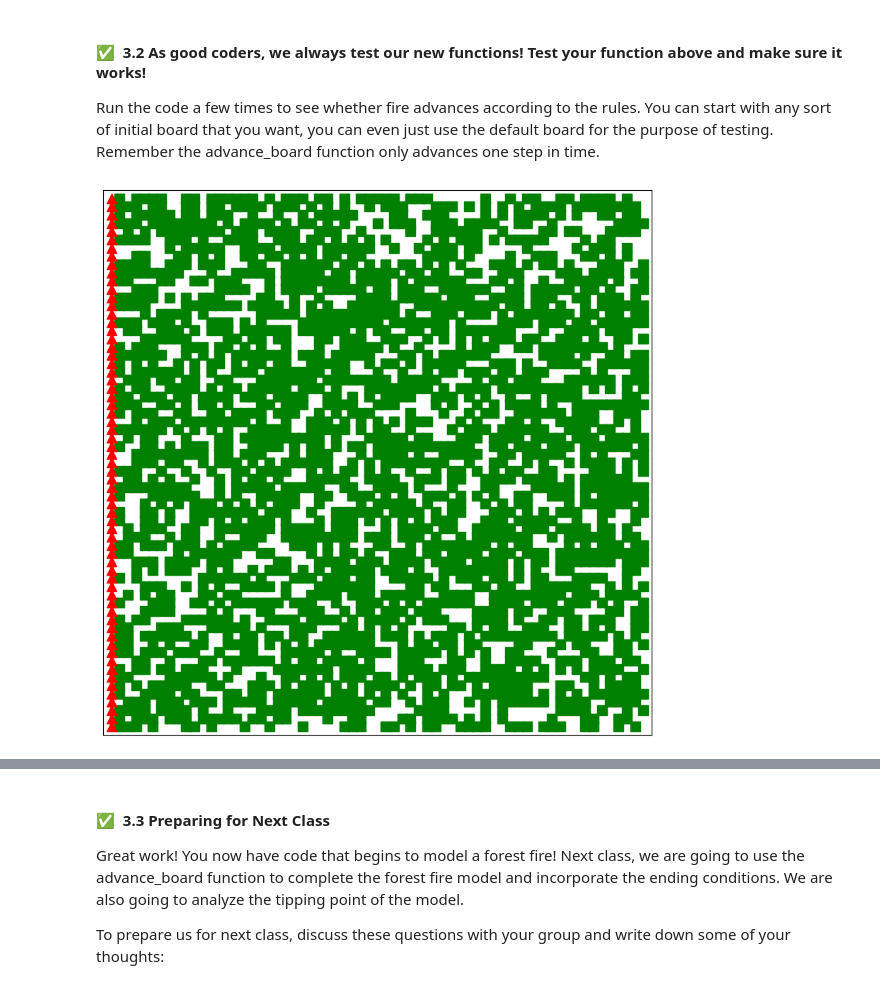
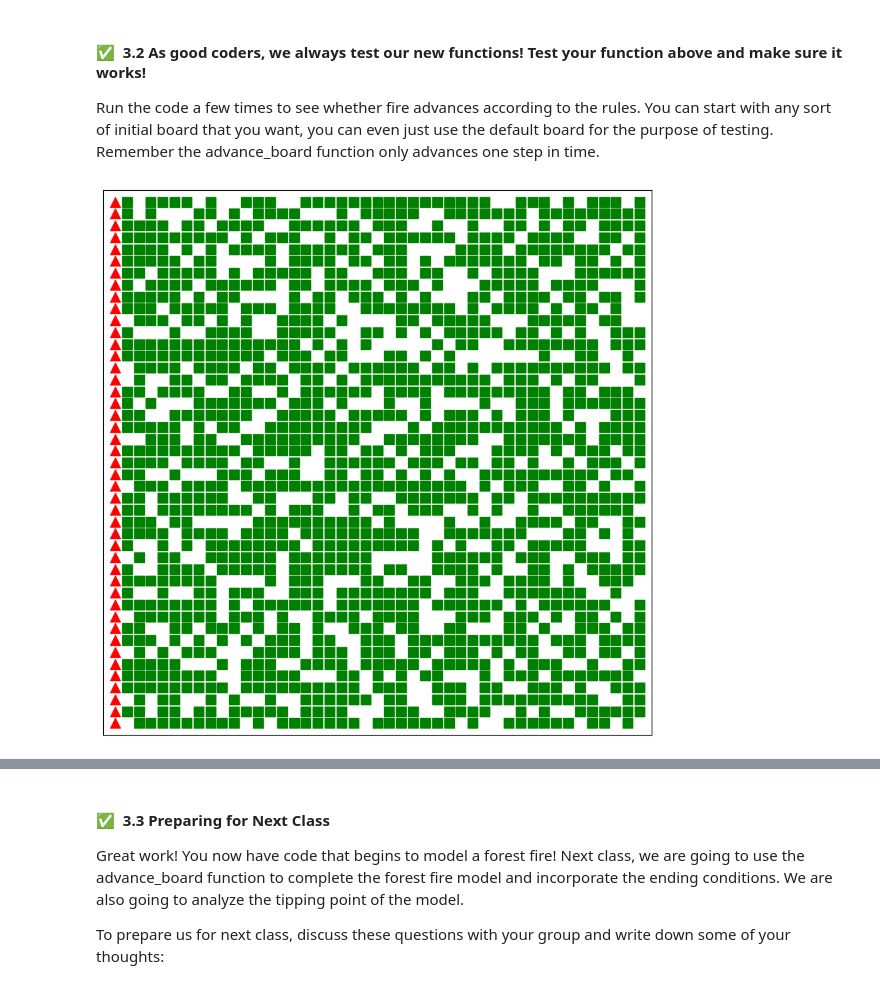
Before and after one commit to andrew-koren/cautious-adventure, a Jupyter notebook: my stuff/cmse/Day-22_In-Class_ForestFiresPartI-STUDENT.ipynb, the cells around one changed output, grey strips where cells are left out. Cells and saved outputs as stored; diff of their text form; code cells hidden in the pictures.

```diff
--- a/my stuff/cmse/Day-22_In-Class_ForestFiresPartI-STUDENT.ipynb
+++ b/my stuff/cmse/Day-22_In-Class_ForestFiresPartI-STUDENT.ipynb
@@ -299,7 +338,7 @@ from IPython.display import display, clear_output
 # %%
 # Initialize a new board here
 fig = plt.figure(figsize=(10,10))
-big_board = set_board(board_size=65, f_trees_start = 0.60)
+big_board = set_board(board_size=45, f_trees_start = 0.70)
 plotgrid(big_board)
 # %% [output]
-[figure, old version]
+[figure, new version]
```
Also changed, not shown: parts of 7 cells of this notebook.
